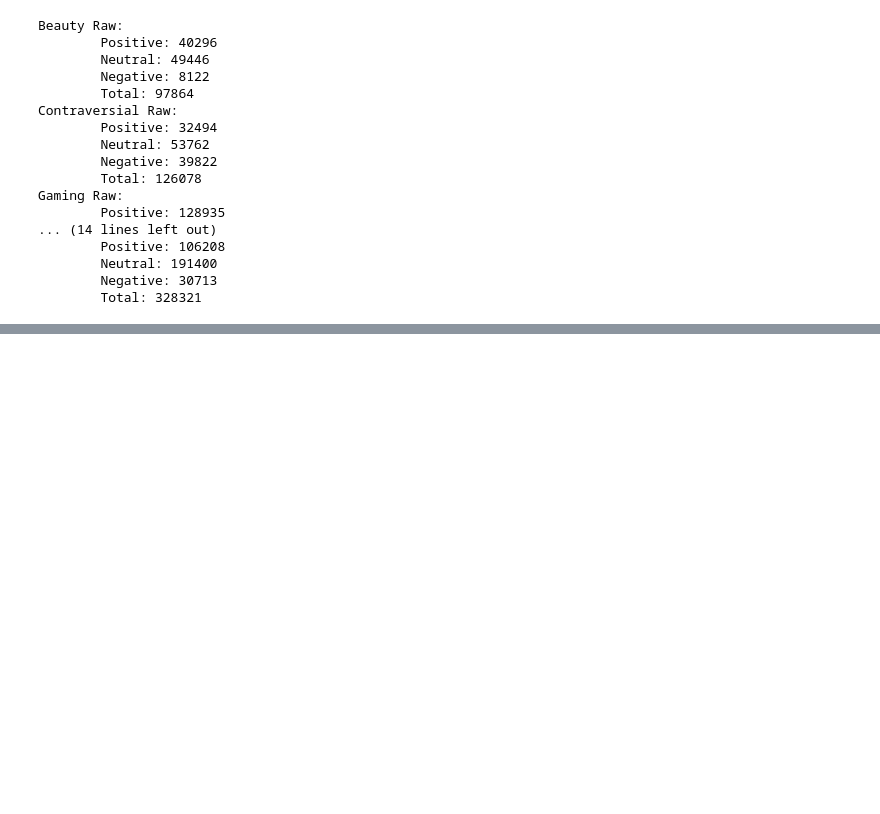
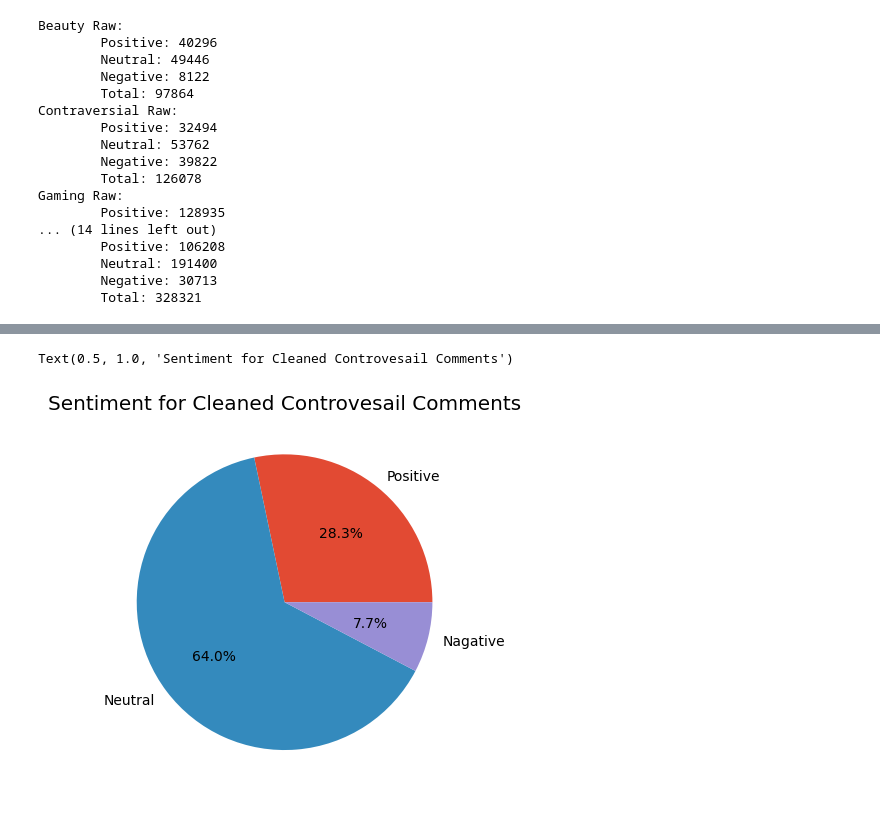
Before and after one commit to fahigley/YT_Sentiment_Analysis, a Jupyter notebook: code/sentiment_analysis.ipynb, the cells around one changed output, grey strips where cells are left out. Saved outputs shown, nothing was run; the diff lists cells and outputs as text; code cells hidden in the pictures; blank space fills up the shorter version.

```diff
--- a/code/sentiment_analysis.ipynb
+++ b/code/sentiment_analysis.ipynb
@@ -177,0 +177,8 @@ Gaming Raw:
+# %%
+cc_sizes = [controversial_sent_totals_clean[0] / sum(controversial_sent_totals_clean), controversial_sent_totals_clean[1] / sum(controversial_sent_totals_clean), controversial_sent_totals_clean[2] / sum(controversial_sent_totals_clean)]
+fig, ax = plt.subplots()
+ax.pie(cc_sizes, labels=labels, autopct='%1.1f%%')
+ax.set_title("Sentiment for Cleaned Controversail Comments")
+# %% [output]
+Text(0.5, 1.0, 'Sentiment for Cleaned Controvesail Comments')
+[figure, added]
```
Also changed, not shown: parts of 19 cells of this notebook, 12 other files.
